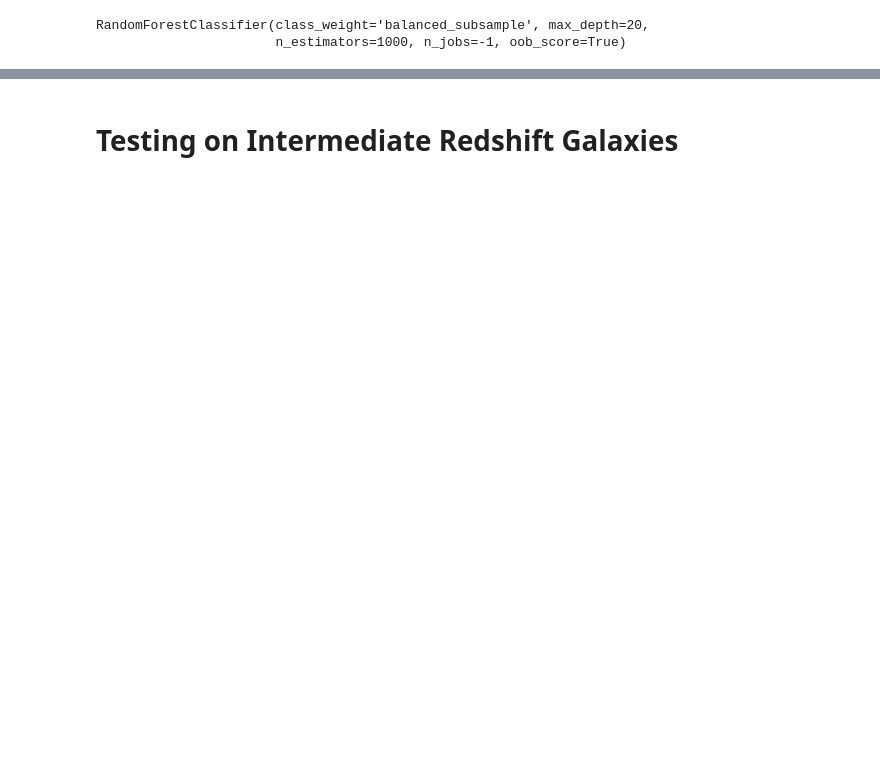
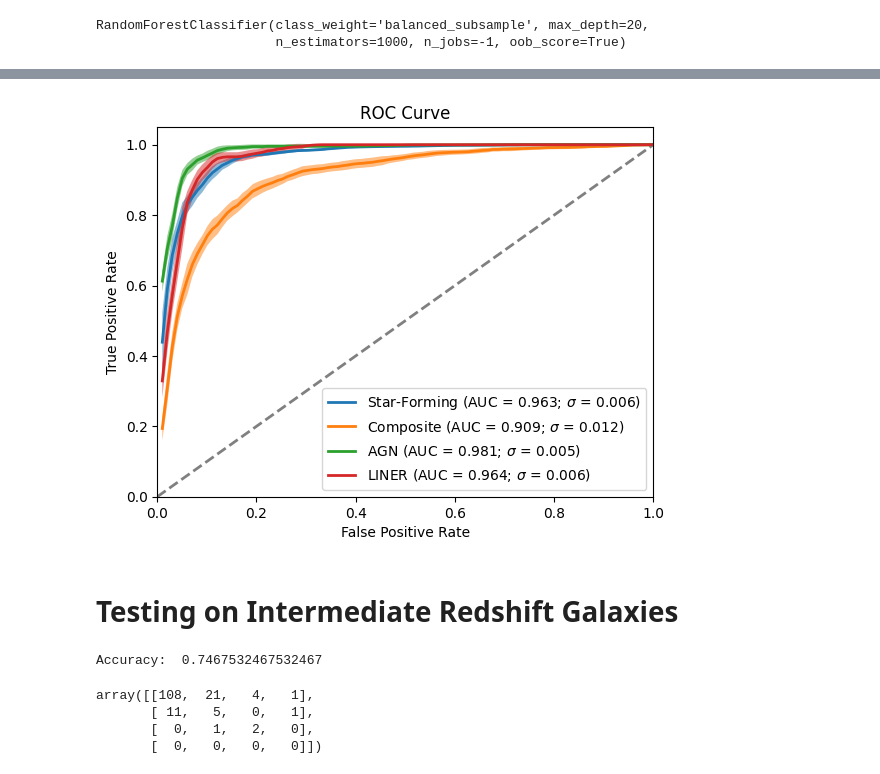
Before and after one commit to lorlo9999/DeepLearningProject, a Jupyter notebook: RandomForest/RandomForest.ipynb, the cells around one changed output, grey strips where cells are left out. Cells and saved outputs as stored; diff of their text form; code cells hidden in the pictures; blank space fills up the shorter version.

```diff
--- a/RandomForest/RandomForest.ipynb
+++ b/RandomForest/RandomForest.ipynb
@@ -25,11 +28,14 @@ rf_classifier.fit(x_train, y_train)
 RandomForestClassifier(class_weight='balanced_subsample', max_depth=20,
                        n_estimators=1000, n_jobs=-1, oob_score=True)
 # %%
+#predict probabilities for the test set
 y_pred = rf_classifier.predict_proba(x_test)
+y_pred_prob = y_pred
 
+#threshold adjustment for class unbalance
 thresholds = {0: 0.5, 1: 0.3, 2: 0.25, 3: 0.3}
 
-y_pred_adjusted = np.argmax(y_pred, axis=1)  # Default
+y_pred_adjusted = np.argmax(y_pred, axis=1)
 
 for class_idx, threshold in thresholds.items():
     y_pred_adjusted[(y_pred[:, class_idx] > threshold) & (y_pred_adjusted != class_idx)] = class_idx
@@ -120,4 +133,9 @@ plt.show()
 # %%
+#calculate uncertianty of the model using bootstrap method
+#this is done by resampling the data and training/fitting the model to the resampled data
+#this is done 25 times and the mean and standard deviation of the predictions are calculated
+#this is done for each class and the results are plotted
+
 import matplotlib.pyplot as plt
 from sklearn.metrics import roc_curve, auc
 from sklearn.utils import resample
@@ -127,8 +145,6 @@ import warnings
 
 warnings.filterwarnings("ignore")
 
-y_pred_prob = np.array(y_pred)
-
 fpr = {}
 tpr = {}
 roc_auc = {}
@@ -136,67 +152,77 @@ roc_auc = {}
 plt.figure()
 
 classes = ['Star-Forming', 'Composite', 'AGN', 'LINER']
+
+# calculate ROC curves and AUC for each class
 for i in range(4):
     fpr[i], tpr[i], _ = roc_curve(y_test[:, i], y_pred_prob[:, i])
     roc_auc[i] = auc(fpr[i], tpr[i])
 
+#set-up plot
 plt.plot([0, 1], [0, 1], color='gray', lw=2, linestyle='--')
-
 plt.xlim([0.0, 1.0])
 plt.ylim([0.0, 1.05])
 plt.xlabel('False Positive Rate')
 plt.ylabel('True Positive Rate')
 plt.title('ROC Curve')
 
+#choose number of times to resample data, train model and test performance
+#this is done 25 times and takes roughly 15 minutes
+
 n_bootstraps = 25
+#random state for reproducibility
 rng = np.random.RandomState(42)
 
 
 all_fprs = {i: [] for i in range(4)}
 all_tprs = {i: [] for i in range(4)}
 
+#create grid of false positive rates
 mean_fpr_interpolated = np.linspace(0, 1, 100)
 
 for i in range(4):
     for _ in range(n_bootstraps):
-
+        #resample data
         X_resampled, y_resampled = resample(x_test, y_test, random_state=rng)
-
+        #train model on resampled data
         rf_classifier.fit(x_train, y_train)
-
+        #calculate probabilities for the resampled data
         y_prob_resampled = rf_classifier.predict_proba(X_resampled)
 
         fpr_resampled, tpr_resampled, _ = roc_curve(y_resampled[:, i], y_prob_resampled[:, i])
 
         f_interp = interp1d(fpr_resampled, tpr_resampled, kind='linear', fill_value="extrapolate")
         tpr_interpolated = f_interp(mean_fpr_interpolated)
 
         all_fprs[i].append(mean_fpr_interpolated)
         all_tprs[i].append(tpr_interpolated)
 
+#plot the resulting mean ROC curves with uncertainity bands
 for i in range(4):
 
     all_fprs[i] = np.array(all_fprs[i])
     all_tprs[i] = np.array(all_tprs[i])
 
-
+    #average all ROC curves to get mean curve
     mean_tpr = np.mean(all_tprs[i], axis=0)
     mean_fpr = mean_fpr_interpolated
 
-
+    #standard deviation of the ROC curves for uncertainty
     std_tpr = np.std(all_tprs[i], axis=0)
     nan_to_zero = np.where(np.isnan(std_tpr), 0, std_tpr)
     std_tpr = nan_to_zero
 
 
     plt.fill_between(mean_fpr, mean_tpr - std_tpr, mean_tpr + std_tpr,alpha=0.5)
 
 
     plt.plot(mean_fpr, mean_tpr, label=rf'{classes[i]} (AUC = {roc_auc[i]:.3f}; $\sigma$ = {np.mean(std_tpr):.3f})', lw=2)
 
 plt.legend(loc='lower right')
 plt.savefig('../plots/RF_ROC_curve.pdf',format='pdf')
 plt.show()
+# %% [output]
+[figure, added]
 # %% [markdown]
 # Testing on Intermediate Redshift Galaxies
 # %%
@@ -213,9 +241,15 @@ from sklearn.metrics import accuracy_score
 y_pred = np.argmax(y_pred_new, axis=1)
 y_true = np.argmax(Y_test, axis=1)
 accuracy = accuracy_score(y_true, y_pred)
-print(accuracy)
+print("Accuracy: ", accuracy)
 
 #calculate confusion matrix
 from sklearn.metrics import confusion_matrix
 confusion_matrix(y_pred, y_true)
+# %% [output]
+Accuracy:  0.7467532467532467
+array([[108,  21,   4,   1],
+       [ 11,   5,   0,   1],
+       [  0,   1,   2,   0],
+       [  0,   0,   0,   0]])
 # %%
```
Also changed, not shown: parts of 9 cells of this notebook, 13 other files.
